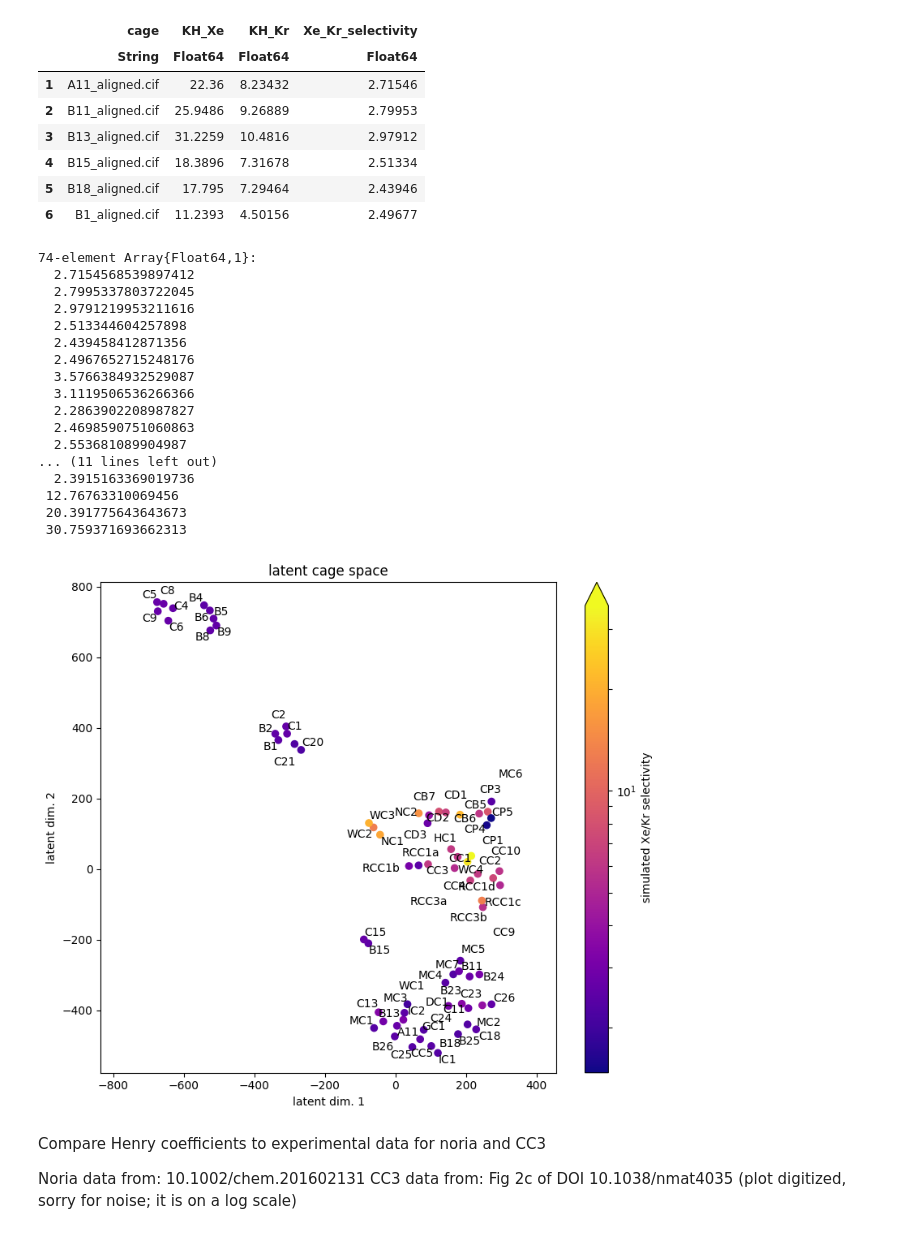
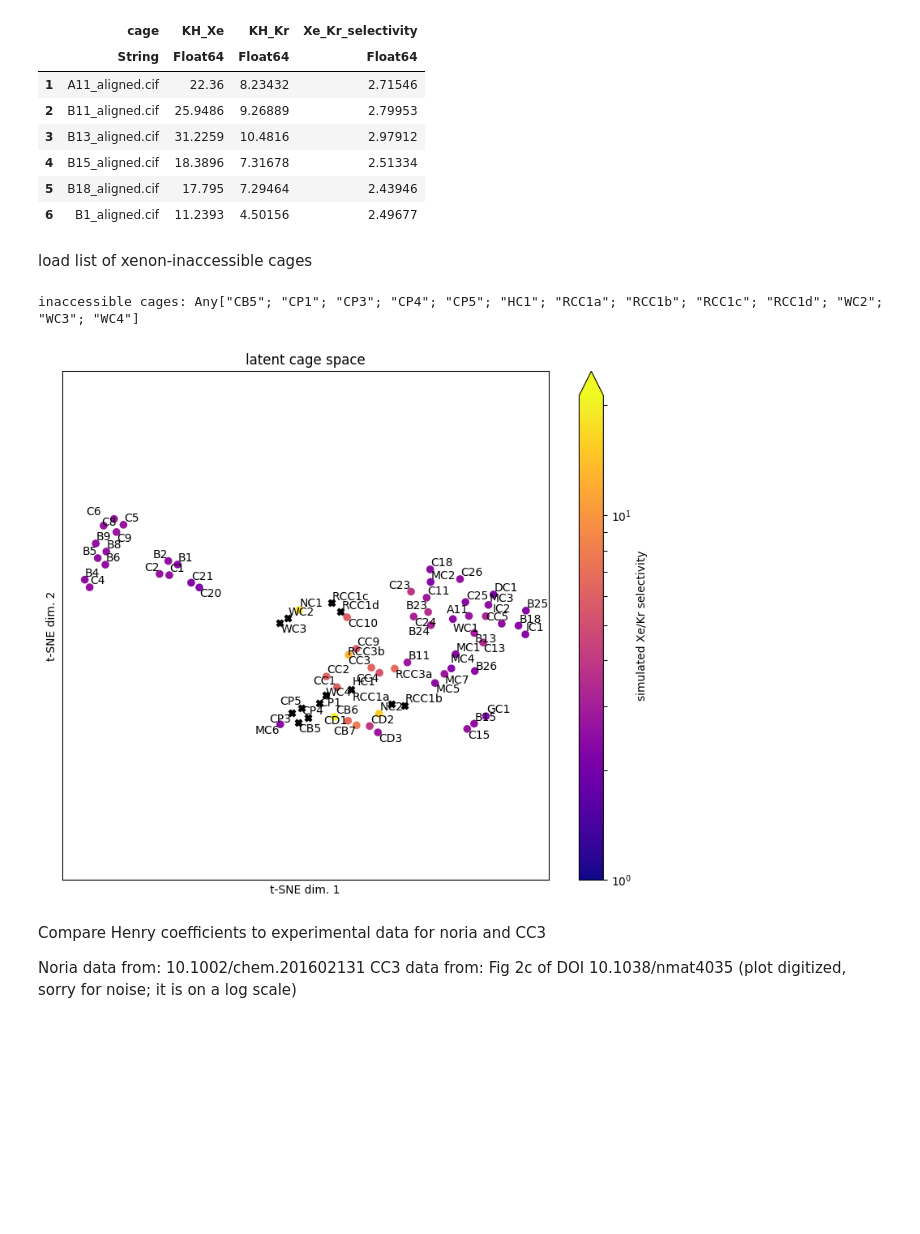
Before and after one commit to SimonEnsemble/latent_cage_space, a Jupyter notebook: svd.ipynb, the cells around one changed output. Cells and saved outputs as stored; diff of their text form; code cells hidden in the pictures; blank space fills up the shorter version.

```diff
--- a/svd.ipynb
+++ b/svd.ipynb
@@ -288,6 +288,6 @@ x_latent = UΣVᵀ.U[:, 1:ν] * diagm(0 => UΣVᵀ.S[1:ν])
 use t-SNE to embed latent representation in 2D
 # %%
 Random.seed!(1234)
-x_tsne = tsne(x_latent, 2, 0, 100000, 3.0);
+x_tsne = tsne(x_latent, 2, 0, 100000, 5.0);
 size(x_tsne)
 # %% [output]
@@ -609,53 +616,51 @@ head(df_new)
 | 6 | B1_aligned.cif | 11.2393 | 4.50156 | 2.49677 |
 # %%
 S_Xe_kr = [df_new[df_new[:cage] .== cage * "_aligned.cif",
-        :Xe_Kr_selectivity][1] for cage in cages][:]
+        :Xe_Kr_selectivity][1] for cage in cages][:];
-# %% [output]
-74-element Array{Float64,1}:
-  2.7154568539897412
-  2.7995337803722045
-  2.9791219953211616
-  2.513344604257898
-  2.439458412871356
-  2.4967652715248176
-  3.5766384932529087
-  3.1119506536266366
-  2.2863902208987827
-  2.4698590751060863
-  2.553681089904987
-... (11 lines left out)
-  2.3915163369019736
- 12.76763310069456
- 20.391775643643673
- 30.759371693662313
+# %% [markdown]
+load list of xenon-inaccessible cages
+# %%
+inaccessible_cages = readdlm("inaccessible_cages.txt")
+idx_accessible = [! (cage in inaccessible_cages) for cage in cages];
+println("inaccessible cages: ", inaccessible_cages)
+# %% [output]
+inaccessible cages: Any["CB5"; "CP1"; "CP3"; "CP4"; "CP5"; "HC1"; "RCC1a"; "RCC1b"; "RCC1c"; "RCC1d"; "WC2"; "WC3"; "WC4"]
 # %%
 plt.figure(figsize=(8, 7))
-plt.scatter(x_tsne[:, 1], x_tsne[:, 2],
+plt.scatter(x_tsne[.! idx_accessible, 1], x_tsne[.! idx_accessible, 2],
+    s=35, c="k", marker="X")
+
+cnorm = PyPlot.matplotlib[:colors][:LogNorm](vmin=1.0, vmax=maximum(S_Xe_kr[idx_accessible]))
+m = plt.plt[:cm][:ScalarMappable](norm=cnorm, cmap=plt.plt[:cm][:plasma])
+m[:set_array]([]) # trick
+
+plt.scatter(x_tsne[idx_accessible, 1], x_tsne[idx_accessible, 2],
     s=35,
-    c=S_Xe_kr,
+    c=[m[:to_rgba](S_Xe_kr[idx_accessible][i]) for i = 1:sum(idx_accessible)],
     norm=PyPlot.matplotlib[:colors][:LogNorm](),
     cmap="plasma"
 )
+
 texts = []
 for i = 1:length(cages)
     push!(texts,
         plt.annotate(cages[i], (x_tsne[i, 1], x_tsne[i, 2]))
         )
 end
 adjustText.adjust_text(texts)
-# for i = 1:length(cages)
-#     plt.annotate(cages[i], (x_tsne[i, 1], x_tsne[i, 2]))
-# end
-cbar = plt.colorbar(extend="max", label="simulated Xe/Kr selectivity")
+
+cbar = plt.colorbar(m, extend="max", label="simulated Xe/Kr selectivity")
 plt.title("latent cage space")
-plt.xlabel("latent dim. 1")
-plt.ylabel("latent dim. 2")
+plt.xticks([])
+plt.yticks([])
+plt.xlabel("t-SNE dim. 1")
+plt.ylabel("t-SNE dim. 2")
 plt.axis("equal")
 plt.tight_layout()
-plt.savefig("cage_space_colored_by_S_Xe_Kr.png", format="png", dpi=300)
+plt.savefig("cage_space_colored_by_S_Xe_Kr.pdf", format="pdf", dpi=300)
 plt.show()
 # %% [output]
-[figure, old version]
+[figure, new version]
 # %% [markdown]
 Compare Henry coefficients to experimental data for noria and CC3
 
```
Also changed, not shown: parts of 16 cells of this notebook, 5 other files.
